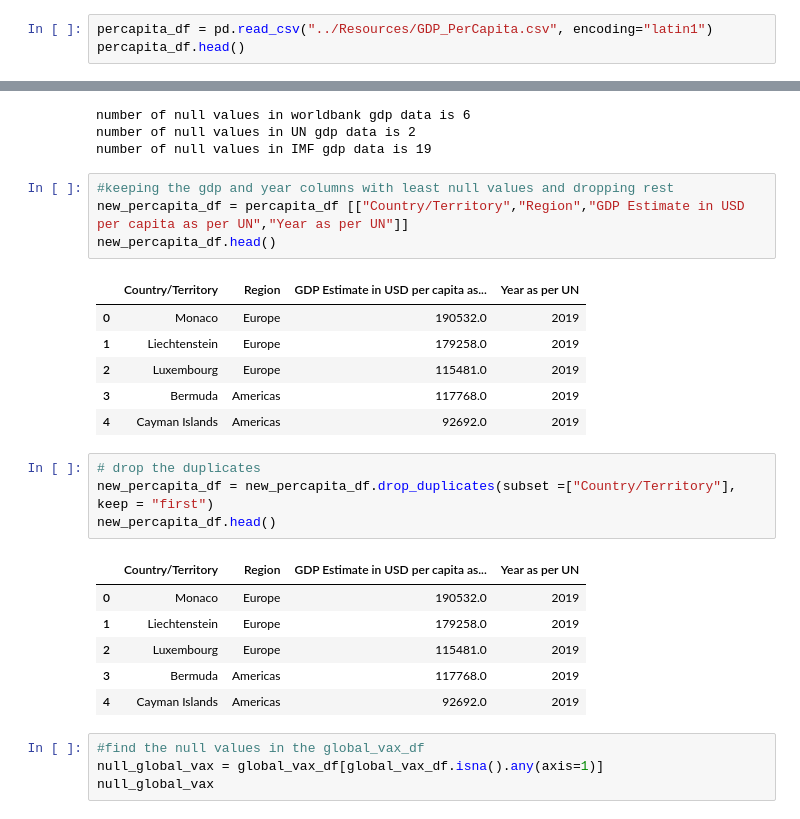
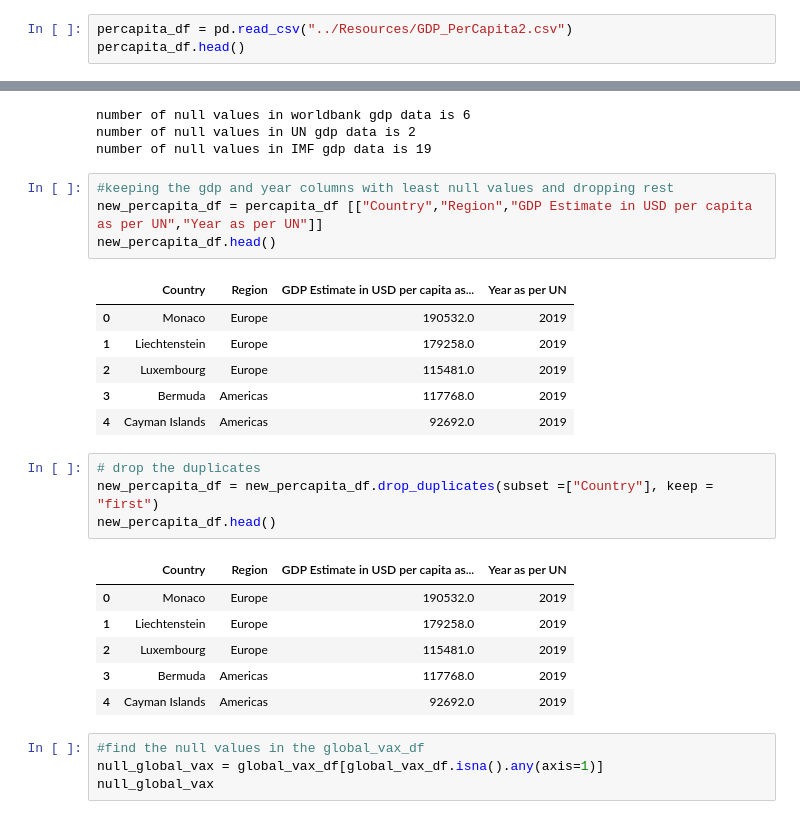
Before and after one commit to TomHOldershaw/Project-2-Group-1, a Jupyter notebook: notebooks/cleaned_dataframe.ipynb, the cells around one changed output, grey strips where cells are left out. Cells and saved outputs as stored; diff of their text form.

```diff
--- a/notebooks/cleaned_dataframe.ipynb
+++ b/notebooks/cleaned_dataframe.ipynb
@@ -5,6 +5,6 @@ from sqlalchemy import create_engine, inspect
 # %% [markdown]
 ### Read the files into pandas dataframe and display
 # %%
-percapita_df = pd.read_csv("../Resources/GDP_PerCapita.csv", encoding="latin1")
+percapita_df = pd.read_csv("../Resources/GDP_PerCapita2.csv")
 percapita_df.head()
 # %% [output]
@@ -76,10 +76,10 @@ number of null values in UN gdp data is 2
 number of null values in IMF gdp data is 19
 # %%
 #keeping the gdp and year columns with least null values and dropping rest
-new_percapita_df = percapita_df [["Country/Territory","Region","GDP Estimate in USD per capita as per UN","Year as per UN"]]
+new_percapita_df = percapita_df [["Country","Region","GDP Estimate in USD per capita as per UN","Year as per UN"]]
 new_percapita_df.head()
 # %% [output]
-|  | Country/Territory | Region | GDP Estimate in USD per capita as... | Year as per UN |
+|  | Country | Region | GDP Estimate in USD per capita as... | Year as per UN |
 | 0 | Monaco | Europe | 190532.0 | 2019 |
 | 1 | Liechtenstein | Europe | 179258.0 | 2019 |
 | 2 | Luxembourg | Europe | 115481.0 | 2019 |
@@ -87,10 +87,10 @@ new_percapita_df.head()
 | 4 | Cayman Islands | Americas | 92692.0 | 2019 |
 # %%
 # drop the duplicates
-new_percapita_df = new_percapita_df.drop_duplicates(subset =["Country/Territory"], keep = "first")
+new_percapita_df = new_percapita_df.drop_duplicates(subset =["Country"], keep = "first")
 new_percapita_df.head()
 # %% [output]
-|  | Country/Territory | Region | GDP Estimate in USD per capita as... | Year as per UN |
+|  | Country | Region | GDP Estimate in USD per capita as... | Year as per UN |
 | 0 | Monaco | Europe | 190532.0 | 2019 |
 | 1 | Liechtenstein | Europe | 179258.0 | 2019 |
 | 2 | Luxembourg | Europe | 115481.0 | 2019 |
```
Also changed, not shown: parts of 5 cells of this notebook, 2 other files.
